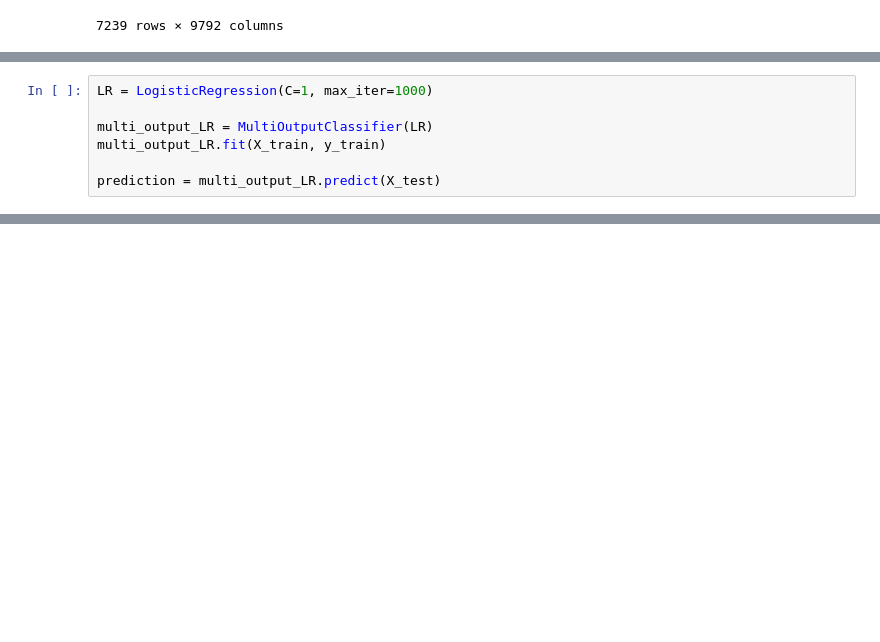
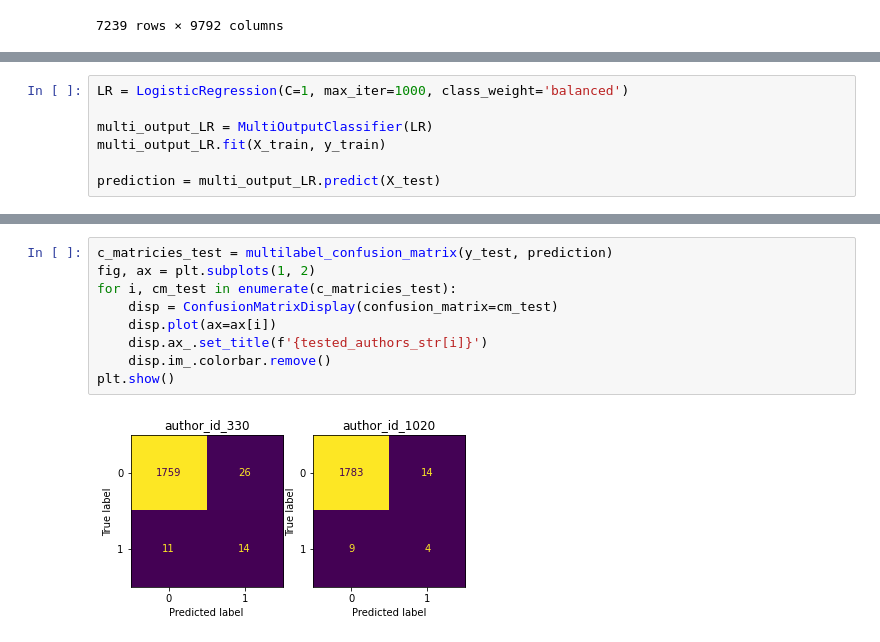
Before and after one commit to wwhite5/Springboard-Capstone-1-NLP, a Jupyter notebook: Notebooks/Many_Authors.ipynb, the cells around one changed output, grey strips where cells are left out. Cells and saved outputs as stored; diff of their text form; blank space fills up the shorter version.

```diff
--- a/Notebooks/Many_Authors.ipynb
+++ b/Notebooks/Many_Authors.ipynb
@@ -197,5 +187,5 @@ array([[0, 0],
 # %%
-LR = LogisticRegression(C=1, max_iter=1000)
+LR = LogisticRegression(C=1, max_iter=1000, class_weight='balanced')
 
 multi_output_LR = MultiOutputClassifier(LR)
 multi_output_LR.fit(X_train, y_train)
@@ -218,0 +202,11 @@ h_loss
+# %%
+c_matricies_test = multilabel_confusion_matrix(y_test, prediction)
+fig, ax = plt.subplots(1, 2)
+for i, cm_test in enumerate(c_matricies_test):
+    disp = ConfusionMatrixDisplay(confusion_matrix=cm_test)
+    disp.plot(ax=ax[i])
+    disp.ax_.set_title(f'{tested_authors_str[i]}')
+    disp.im_.colorbar.remove()
+plt.show()
+# %% [output]
+[figure, added]
```
Also changed, not shown: parts of 31 cells of this notebook.
